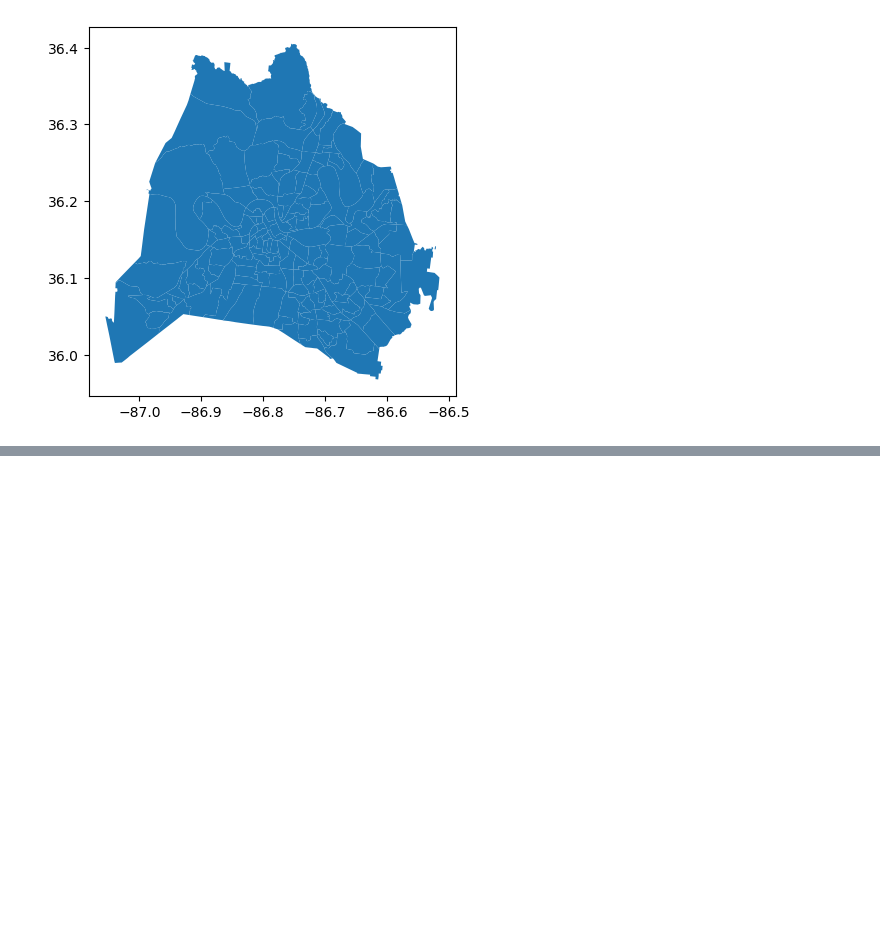
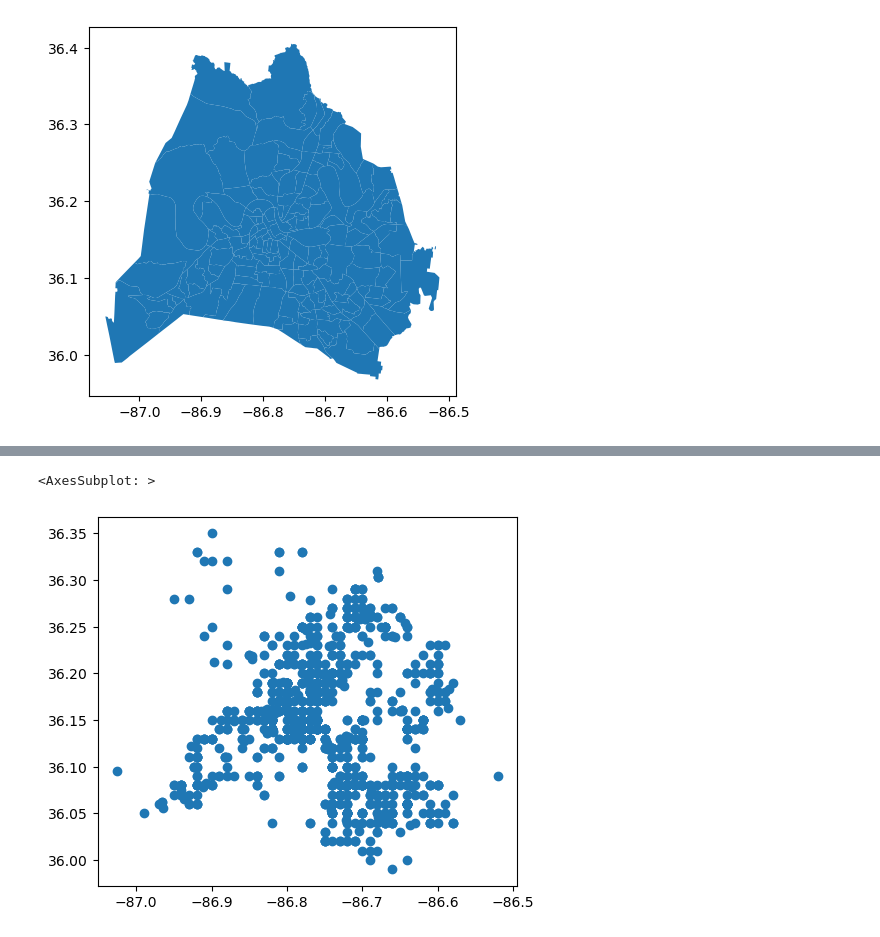
Before and after one commit to nss-data-science-cohort-6/api_project-malted_milk_balls, a Jupyter notebook: api_data_gathering.ipynb, the cells around one changed output, grey strips where cells are left out. Drawn from its saved outputs; the diff is of its cells as text; code cells hidden in the pictures; blank space fills up the shorter version.

```diff
--- a/api_data_gathering.ipynb
+++ b/api_data_gathering.ipynb
@@ -61,0 +62,14 @@ agg_burglary_data_df[['lat', 'lng']] = (
+# %%
+x = []
+y = []
+for string in coordinates:
+    if type(string) == str:
+        x.append(string.split(',')[0])
+        y.append(string.split(',')[1])
+    else:
+        x.append(NaN)
+        y.append(NaN)
+# %%
+agg_burglary_data_df['lat'] = y
+agg_burglary_data_df['lng'] = x
+agg_burglary_data_df[['lat', 'lng']] = agg_burglary_data_df[['lat', 'lng']].astype(float)
@@ -61,0 +79,4 @@ agg_burglary_data_df[['lat', 'lng']] = (
+# %%
+agg_burglary_data_df['geometry'] = gpd.points_from_xy(agg_burglary_data_df['lng'], agg_burglary_data_df['lat'])
+
+agg_burglary_data_df.head()
@@ -61,0 +91,9 @@ agg_burglary_data_df[['lat', 'lng']] = (
+# %%
+burglary_geo = gpd.GeoDataFrame(agg_burglary_data_df,
+                           crs = davidson_county.crs,
+                           geometry = agg_burglary_data_df['geometry'])
+# %%
+burglary_geo.plot()
+# %% [output]
+<AxesSubplot: >
+[figure, added]
```
Also changed, not shown: parts of 29 cells of this notebook.
